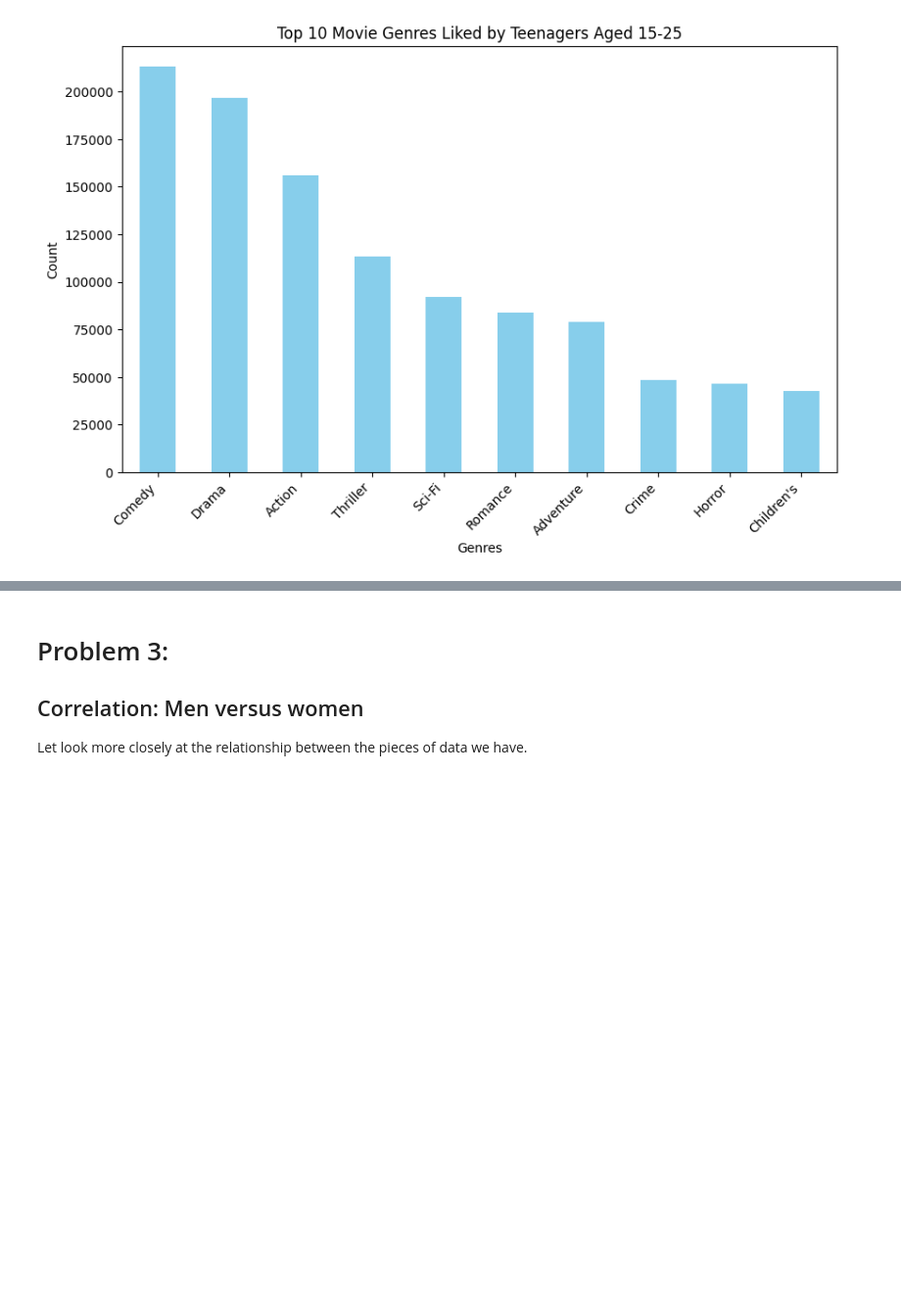
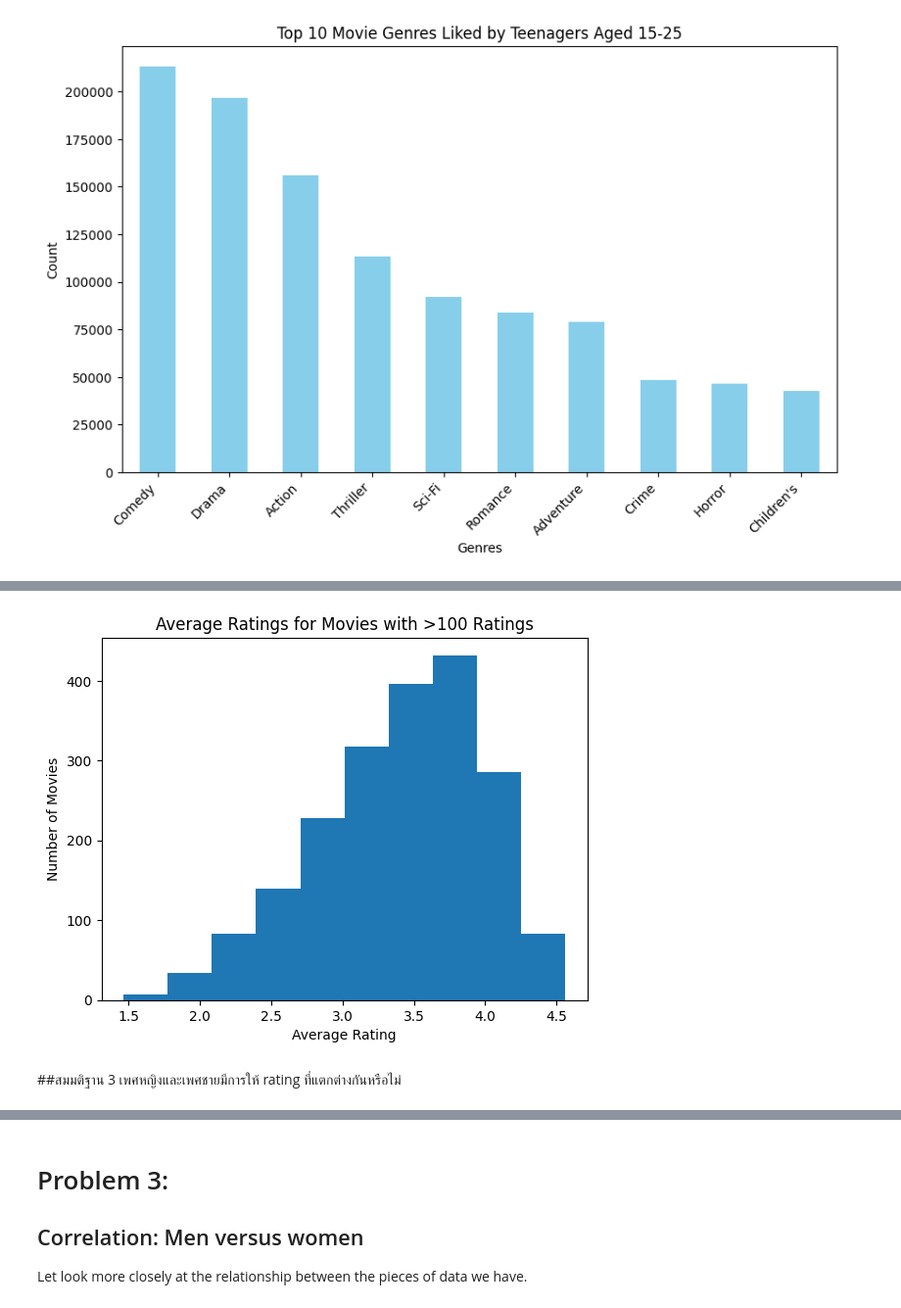
Before and after one commit to Pimchanok6430205105/Data_preparation, a Jupyter notebook: Project2_66_PTJL.ipynb, the cells around one changed output, grey strips where cells are left out. Shown: that part at 98% size. Saved outputs shown, nothing was run; the diff lists cells and outputs as text; code cells hidden in the pictures; blank space fills up the shorter version.

```diff
--- a/Project2_66_PTJL.ipynb
+++ b/Project2_66_PTJL.ipynb
@@ -388,0 +438,19 @@ plt.show()
+# %%
+#Plot a histogram of the *average rating* for movies which are rated more than 100 times. (จากข้อสองดูว่าเรื่องไหน rate มากกว่า 100 ครั้ง)
+    # What do you observe about the tails of the histogram where you use all the movies versus the one where you only use movies rated more than 100 times? (เอาเฉพาะหนังที่ถูก rate เยอะมา)
+    # Which highly rated movies would you trust are actually good?  Those rated more than 100 times or those rated less than 100 times? (หนังเรื่องไหนมี rate สูงมากที่คิดว่าจะดี ก็เลือกมา)
+
+
+average_ratings = ratings_df.groupby('MovieID')['Rating'].mean()
+ratings_count = ratings_df['MovieID'].value_counts()
+merged_df = pd.DataFrame({'AverageRating': average_ratings, 'RatingsCount': ratings_count})
+highly_rated_movies = merged_df[merged_df['RatingsCount'] > 100]
+
+# Plot a histogram
+plt.hist(highly_rated_movies['AverageRating'])
+plt.title('Average Ratings for Movies with >100 Ratings')
+plt.xlabel('Average Rating')
+plt.ylabel('Number of Movies')
+plt.show()
+# %% [output]
+[figure, added]
@@ -388,0 +459,2 @@ plt.show()
+# %% [markdown]
+##สมมติฐาน 3 เพศหญิงและเพศชายมีการให้ rating ที่แตกต่างกันหรือไม่
```
Also changed, not shown: parts of 51 cells of this notebook.
